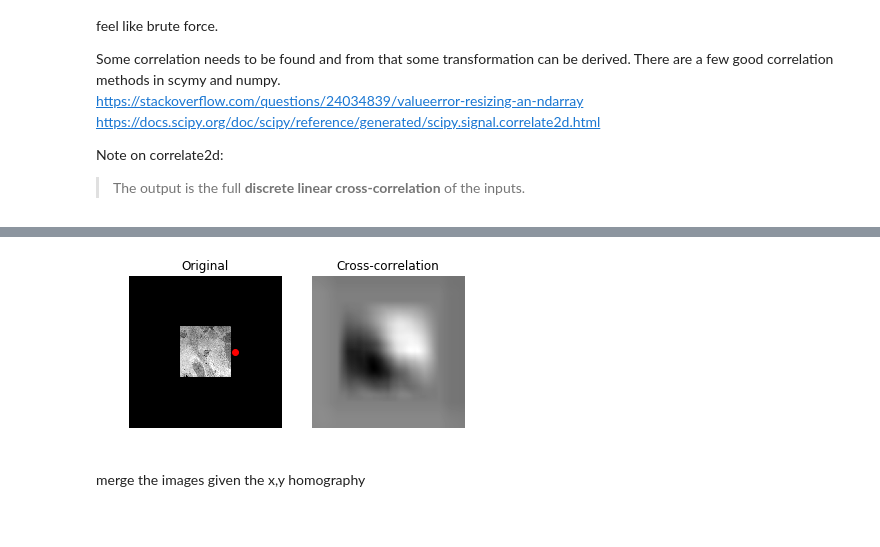
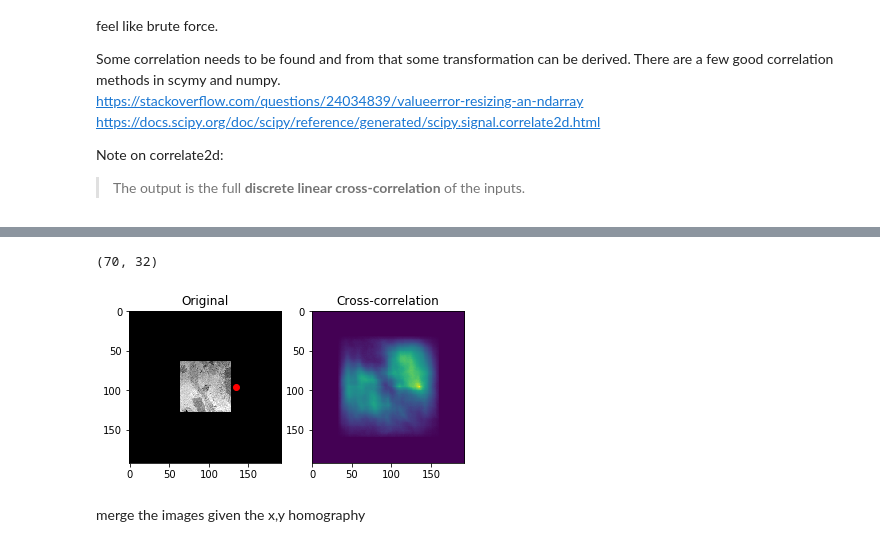
Before and after one commit to tristaaan/stitch-eval, a Jupyter notebook: notebooks/distance-method.ipynb, the cells around one changed output, grey strips where cells are left out. Drawn from its saved outputs; the diff is of its cells as text; code cells hidden in the pictures.

```diff
--- a/notebooks/distance-method.ipynb
+++ b/notebooks/distance-method.ipynb
@@ -71,7 +123,7 @@ def SAD(i1, i2):
 # %%
 from PIL import Image
 
-s = 128
+s = 64
 newsize = (s,s)
 temp1 = Image.open('../data/T1_segment_1.tif').resize(newsize)
 temp2 = Image.open('../data/T1_segment_2.tif').resize(newsize)
@@ -84,15 +136,21 @@ im2 = np.array(temp2).astype('float64')
 from scipy import signal
 from scipy import misc
 
-face     = im1 - im1.mean()
-template = im2 - im2.mean()
-corr = signal.correlate2d(face, template, mode='same')
+# face     = im1 - im1.mean()
+# template = im2 - im2.mean()
+# corr = signal.correlate2d(face, template, mode='same')
+# y, x = np.unravel_index(np.argmax(corr), corr.shape)
+
+face = im1
+template = im2
+corr = convolve(face, template, MI)
 y, x = np.unravel_index(np.argmax(corr), corr.shape)
 
-# face = im1
-# template = im2
-# corr = convolve(face, template, SSD)
-# y, x = np.unravel_index(np.argmin(corr), corr.shape)
+# # For this method we need to whiten the images slightly beforehand.
+# face, template = NCC_whiten(np.array(temp1).astype('float64'), np.array(temp2).astype('float64'))
+# face = np.pad(face, ((p,p), (p,p)), 'constant', constant_values=(0,0))
+# corr = convolve(face, template, NCC)
+# y, x = np.unravel_index(np.argmax(corr), corr.shape)
 # %%
 corr.shape
 # %% [output]
@@ -100,17 +158,22 @@ corr.shape
+# %%
+x-p,y-p
+# %% [output]
+(70, 32)
 # %%
 import matplotlib.pyplot as plt
-fig, (ax_orig, ax_corr) = plt.subplots(1, 2, figsize=(6, 12))
-ax_orig.imshow(face, cmap='gray')
-ax_orig.set_title('Original')
-ax_orig.set_axis_off()
-ax_corr.imshow(corr, cmap='gray')
-ax_corr.set_title('Cross-correlation')
-ax_corr.set_axis_off()
-ax_orig.plot(x, y, 'ro')
 
-plt.show()
+def show_registration(padded_image, correlation, coord):
+    fig, (ax_orig, ax_corr) = plt.subplots(1, 2, figsize=(6, 12))
+    ax_orig.imshow(padded_image, cmap='gray')
+    ax_orig.set_title('Original')
+    ax_corr.imshow(correlation)
+    ax_corr.set_title('Cross-correlation')
+    ax_orig.plot(coord[0], coord[1], 'ro')
+    plt.show()
+
+show_registration(face, corr, (x,y))
 # %% [output]
-[figure, old version]
+[figure, new version]
 # %% [markdown]
 merge the images given the x,y homography
 # %%
```
Also changed, not shown: parts of 11 cells of this notebook.
